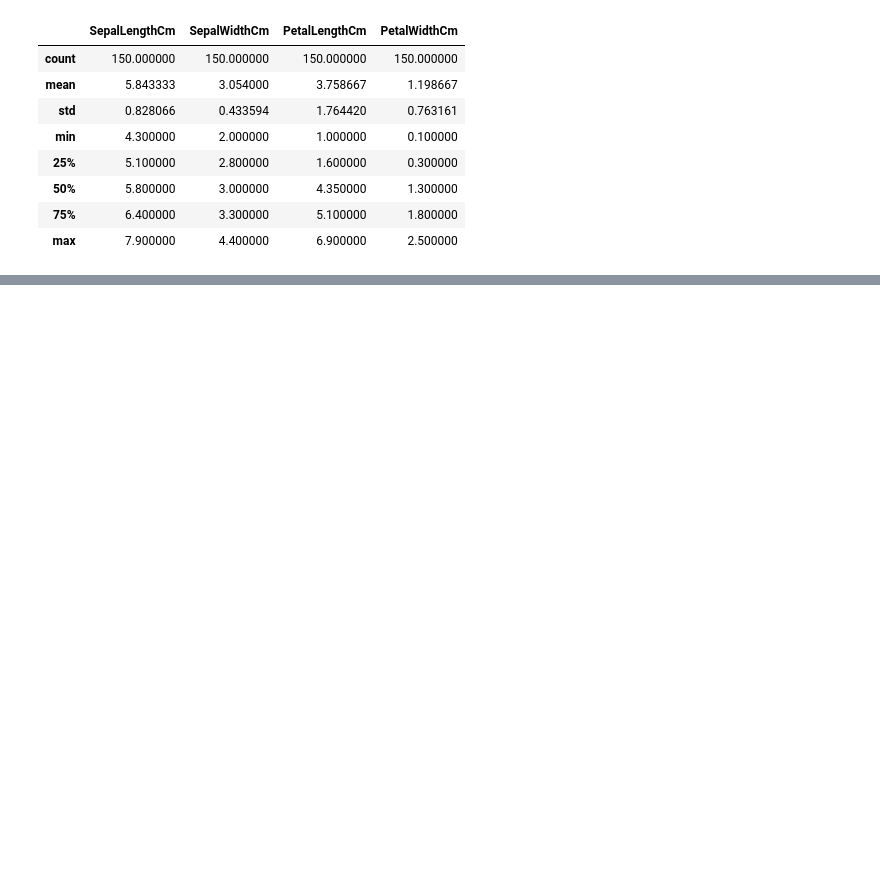
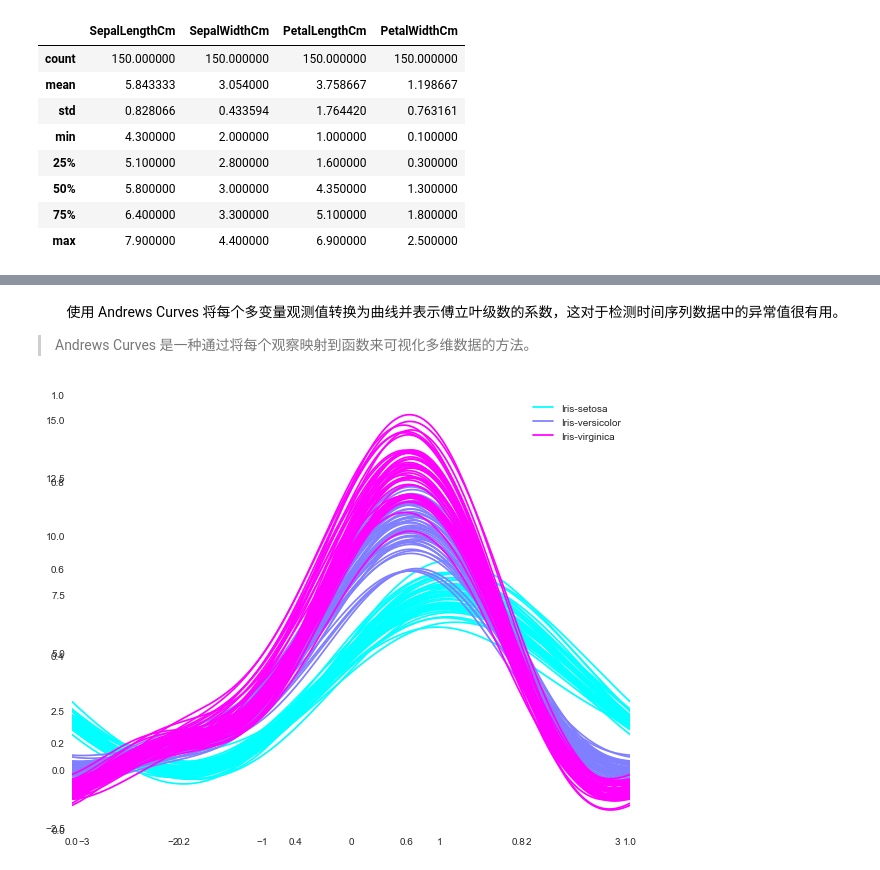
Before and after one commit to gaiusyao/pydata_nb, a Jupyter notebook: Kaggle/01_iris/eda.ipynb, the cells around one changed output, grey strips where cells are left out. Cells and saved outputs as stored; diff of their text form; code cells hidden in the pictures; blank space fills up the shorter version.

```diff
--- a/Kaggle/01_iris/eda.ipynb
+++ b/Kaggle/01_iris/eda.ipynb
@@ -83,0 +106,11 @@ g = g.add_legend()
+# %% [markdown]
+&emsp;&emsp;使用 Andrews Curves 将每个多变量观测值转换为曲线并表示傅立叶级数的系数，这对于检测时间序列数据中的异常值很有用。
+
+> Andrews Curves 是一种通过将每个观察映射到函数来可视化多维数据的方法。
+# %%
+plt.subplots(figsize = (10,8))
+plotting.andrews_curves(iris, 'Species', colormap='cool')
+
+plt.show()
+# %% [output]
+[figure, added]
```
Also changed, not shown: parts of 18 cells of this notebook.
